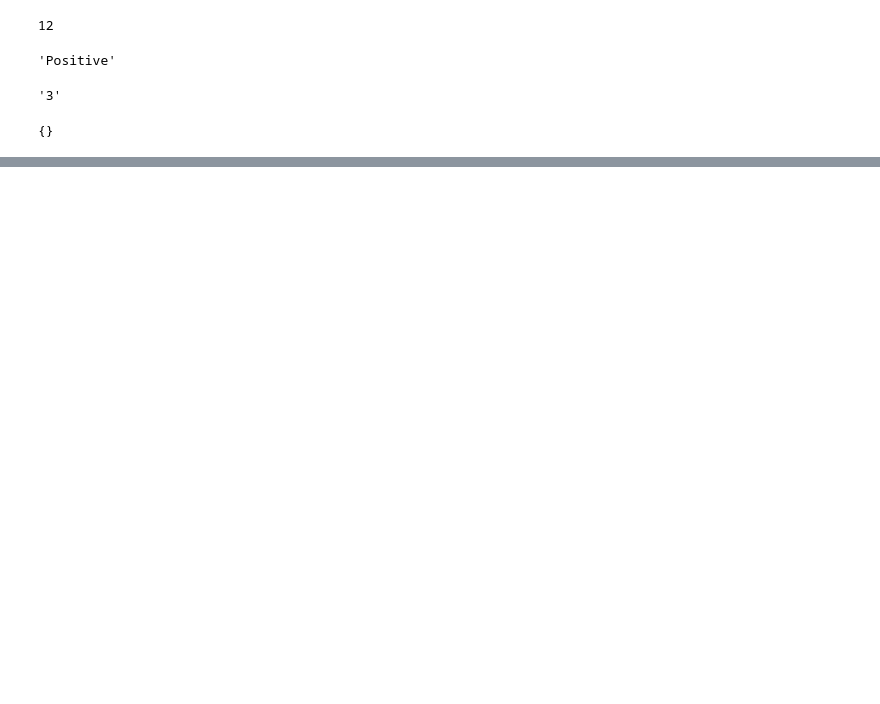
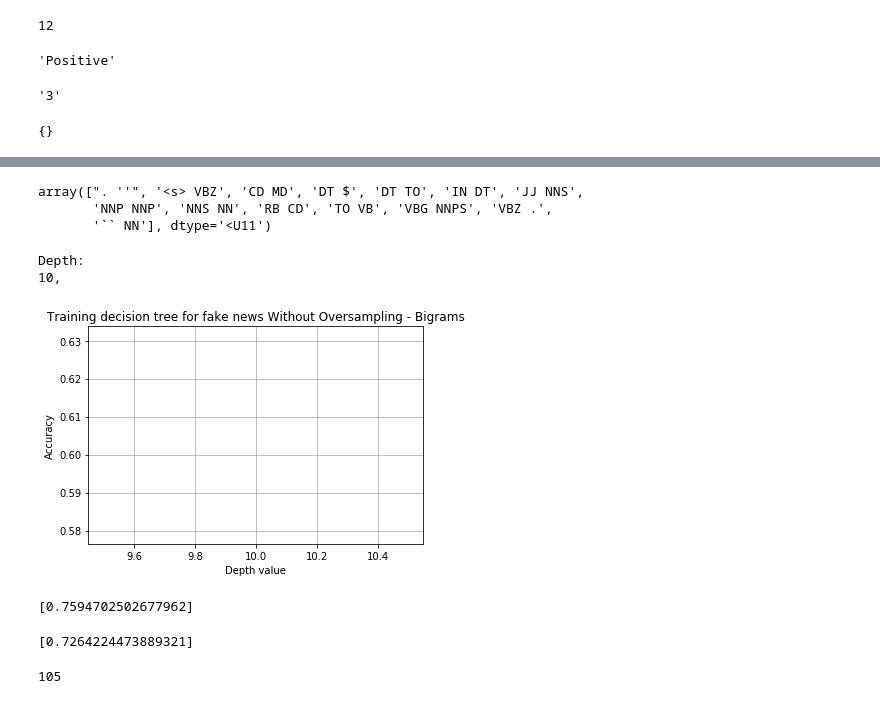
Before and after one commit to alditus/cs-521-project, a Jupyter notebook: source/CS-521-PROJECT/experiments.ipynb, the cells around one changed output, grey strips where cells are left out. Saved outputs shown, nothing was run; the diff lists cells and outputs as text; code cells hidden in the pictures; blank space fills up the shorter version.

```diff
--- a/source/CS-521-PROJECT/experiments.ipynb
+++ b/source/CS-521-PROJECT/experiments.ipynb
@@ -351,0 +805,50 @@ count_tri
+# %%
+unique_bigrams[np.array(bigram_indexes)]
+# %% [output]
+array([". ''", '<s> VBZ', 'CD MD', 'DT $', 'DT TO', 'IN DT', 'JJ NNS',
+       'NNP NNP', 'NNS NN', 'RB CD', 'TO VB', 'VBG NNPS', 'VBZ .',
+       '`` NN'], dtype='<U11')
+# %%
+fig, ax = plt.subplots()
+
+ax.set(xlabel='Depth value', ylabel='Accuracy',
+       title='Training decision tree for fake news Without Oversampling - Bigrams')
+ax.grid()
+
+depth_values = list()
+tr_scores = list()
+va_scores = list()
+print("Depth: ")
+depth = 10
+#for depth in range(1,50):
+print(depth, end=", ",flush=True)
+depth_values.append(depth)
+clf = tree.DecisionTreeClassifier(max_depth=depth)
+#clf = clf.fit(np.array(new_samples), np.array(new_labels))
+clf.fit(new_bigram_samples, new_labels)
+# Score on Training
+#t_pred = clf.predict()
+#print('Training Score: ',clf.score(np.array(new_samples), np.array(new_labels)))
+tr_score = clf.score(new_bigram_samples, new_labels)
+pred = clf.predict(v_bigram_frequency_vector_list)
+#print('Validation Score: ',np.mean(pred == v_labels))
+va_score = np.mean(pred == v_labels)
+tr_scores.append(tr_score)
+va_scores.append(va_score)
+
+ax.plot(depth_values,tr_scores)
+ax.plot(depth_values,va_scores)
+fig.savefig("test.png")
+plt.show()
+# %% [output]
+Depth:
+10,
+[figure, added]
+# %%
+tr_scores
+# %% [output]
+[0.7594702502677962]
+# %%
+va_scores
+# %% [output]
+[0.7264224473889321]
@@ -351,0 +863,4 @@ count_tri
+# %%
+len(feature_bigram_indexes)
+# %% [output]
+105
```
Also changed, not shown: parts of 57 cells of this notebook, 6 other files.
